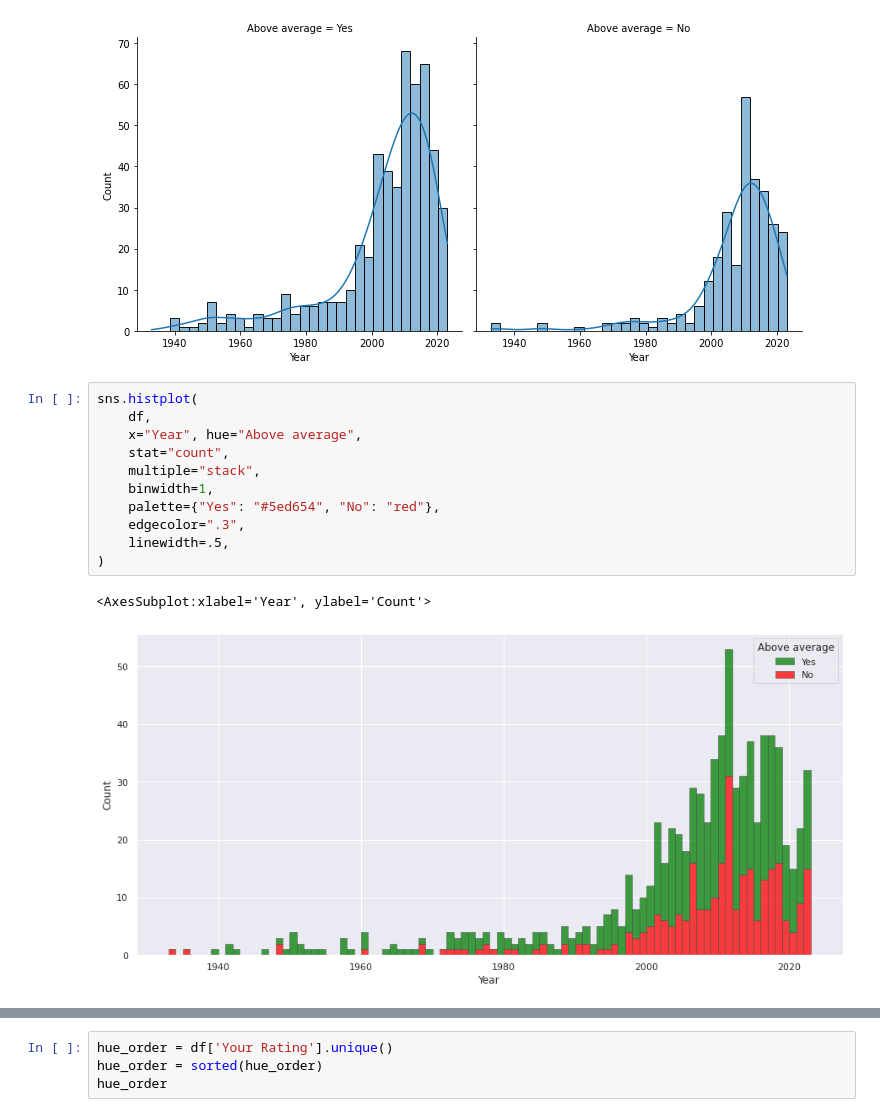
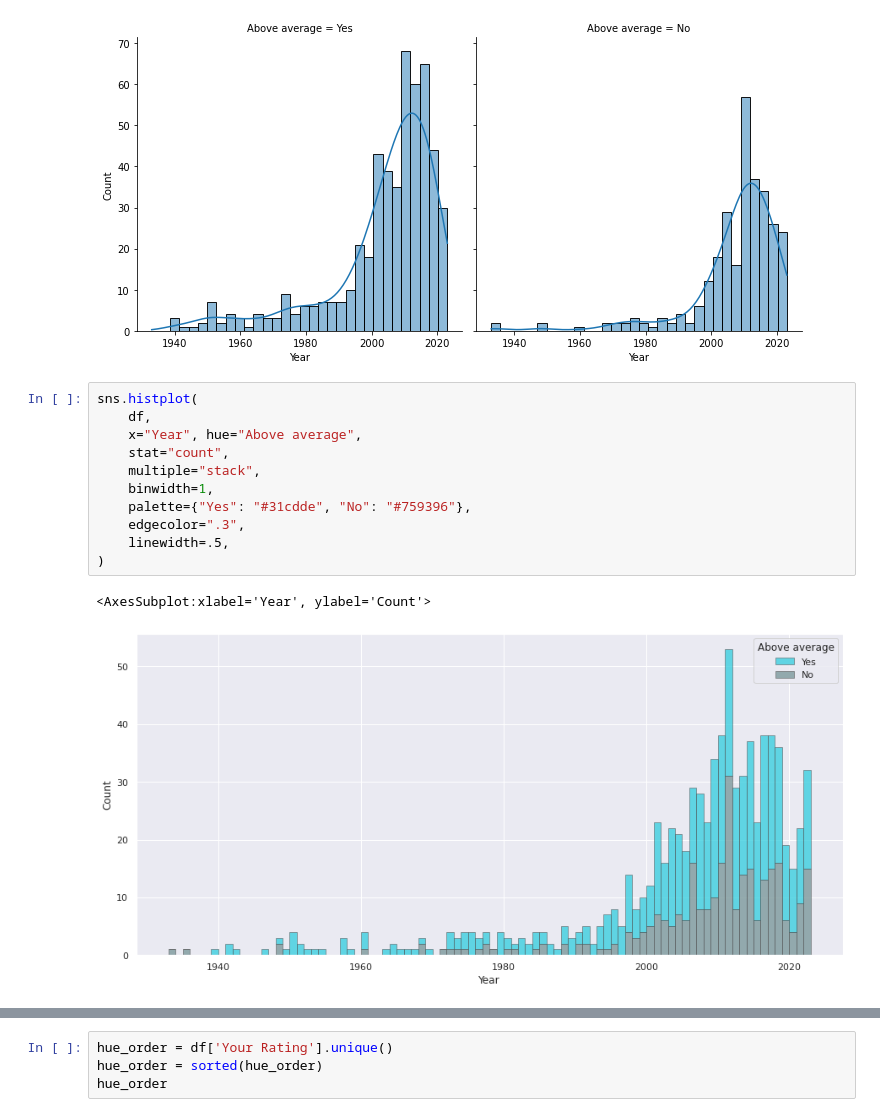
Before and after one commit to Siliam/data_science_artificial_intelligence, a Jupyter notebook: IMDB/IMDB.ipynb, the cells around one changed output, grey strips where cells are left out. Drawn from its saved outputs; the diff is of its cells as text.

```diff
--- a/IMDB/IMDB.ipynb
+++ b/IMDB/IMDB.ipynb
@@ -210,14 +210,14 @@ sns.displot(data=df, x="Year", col="Above average", kde=True)
 # %%
 sns.histplot(
     df,
     x="Year", hue="Above average",
     stat="count",
     multiple="stack",
     binwidth=1,
-    palette={"Yes": "#5ed654", "No": "red"},
+    palette={"Yes": "#31cdde", "No": "#759396"},
     edgecolor=".3",
     linewidth=.5,
 )
 # %% [output]
 <AxesSubplot:xlabel='Year', ylabel='Count'>
-[figure, old version]
+[figure, new version]
```
Also changed, not shown: parts of 43 cells of this notebook.
